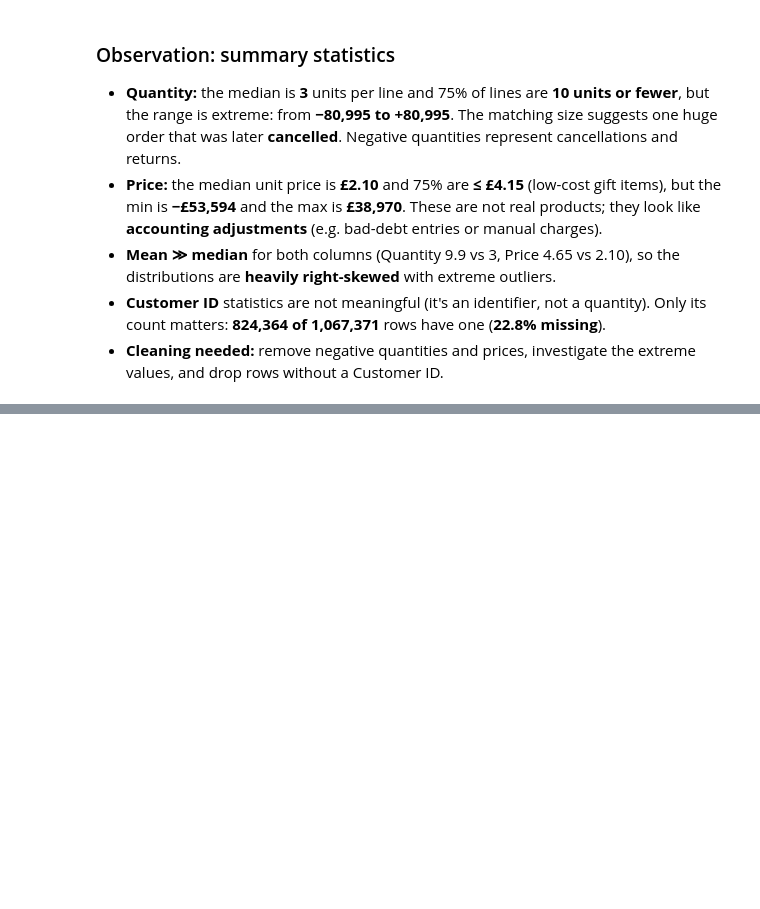
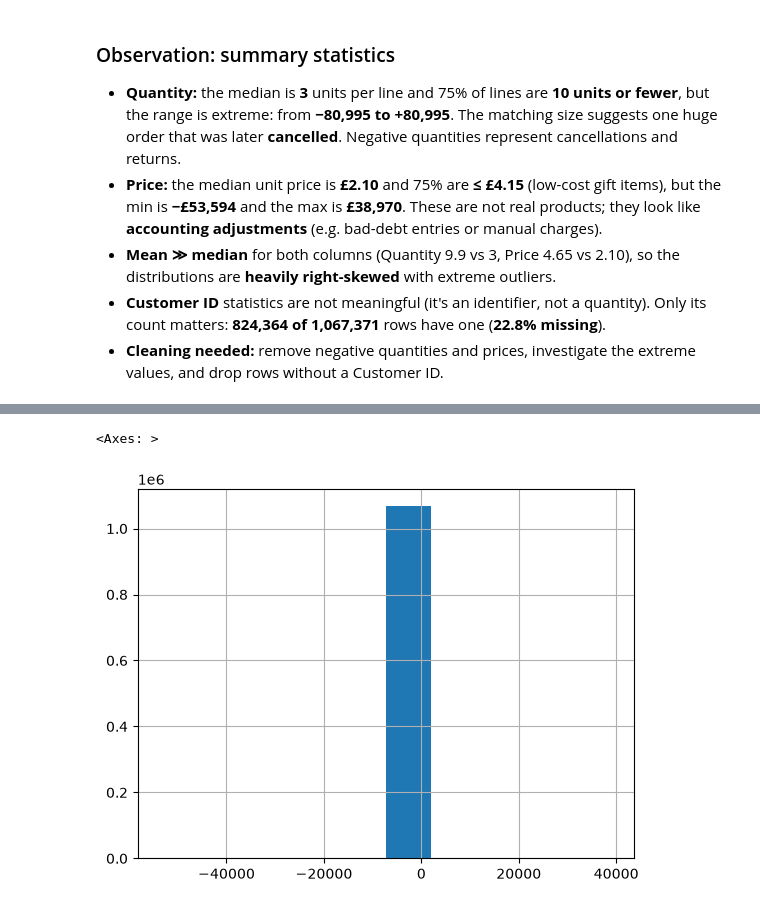
Before and after one commit to abdallahh07/Customer-Churn, a Jupyter notebook: notebooks/1. Explanatory Data Analysis.ipynb, the cells around one changed output, grey strips where cells are left out. Cells and saved outputs as stored; diff of their text form; code cells hidden in the pictures; blank space fills up the shorter version.

```diff
--- a/notebooks/1. Explanatory Data Analysis.ipynb
+++ b/notebooks/1. Explanatory Data Analysis.ipynb
@@ -78,0 +105,5 @@ data[data["Price"] < 0]
+# %%
+data['Price'].hist()
+# %% [output]
+<Axes: >
+[figure, added]
```
Also changed, not shown: parts of 17 cells of this notebook.
